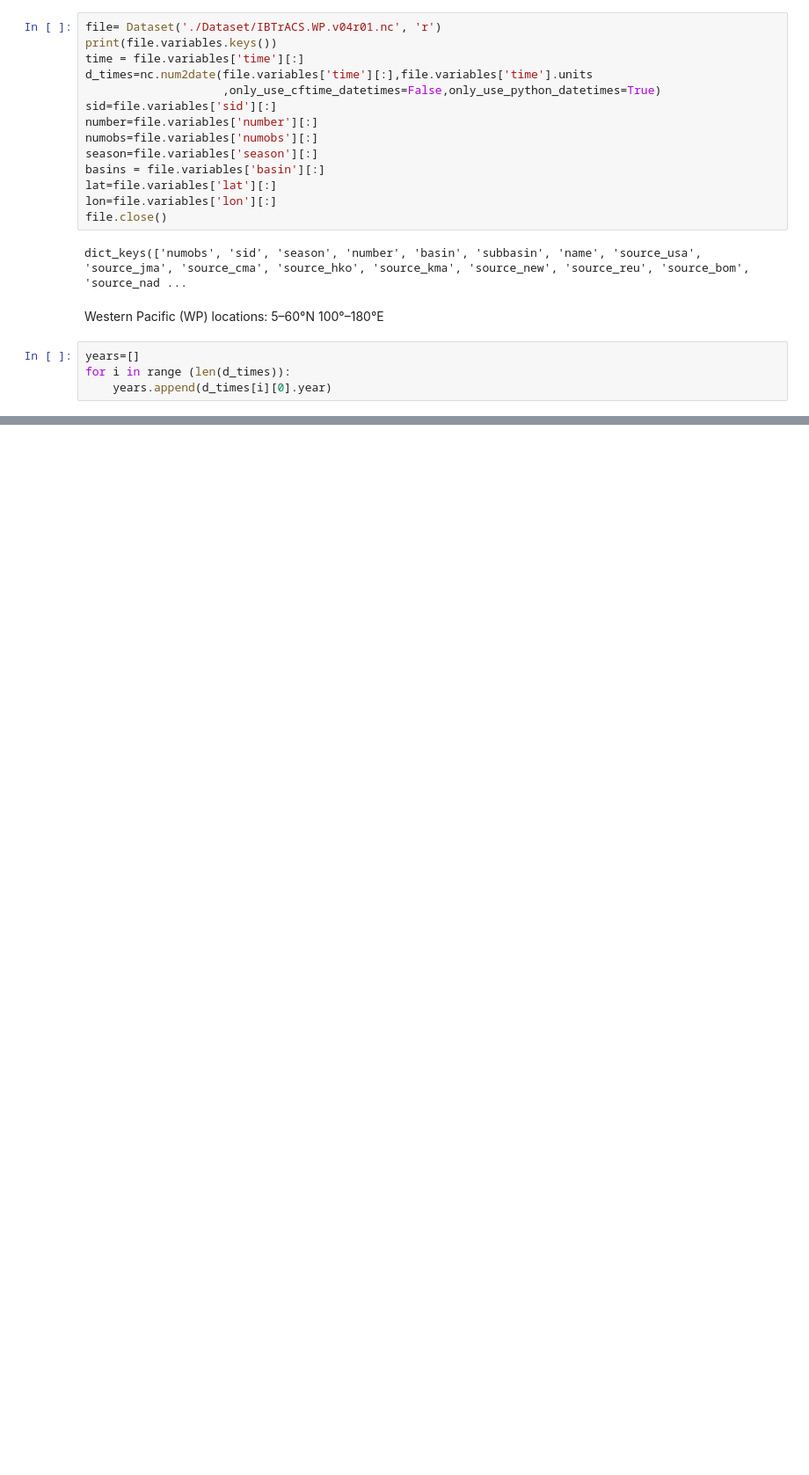
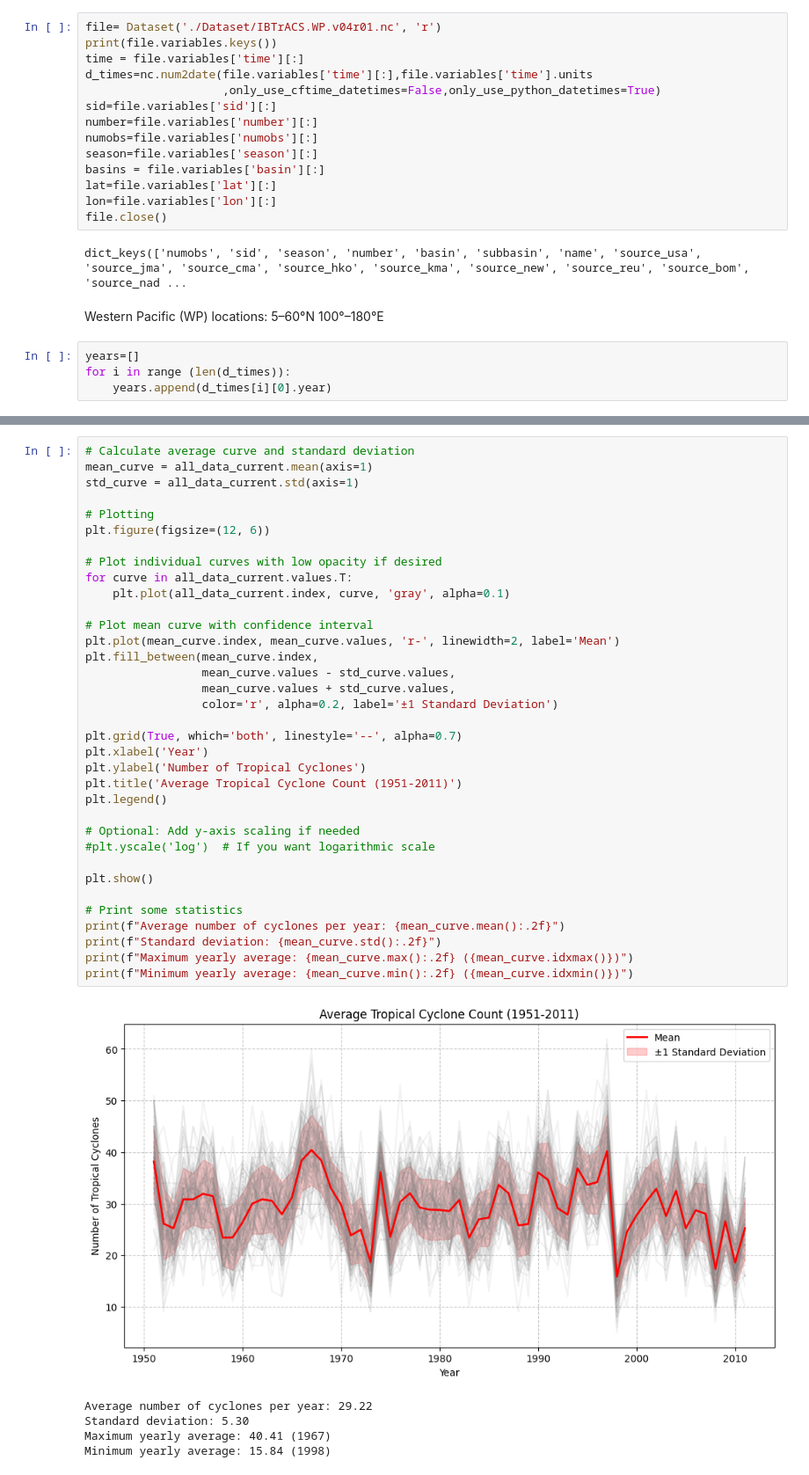
Before and after one commit to famnkunf/PFVTCAWNP, a Jupyter notebook: main.ipynb, the cells around one changed output, grey strips where cells are left out. Shown at 88% size. Saved outputs shown, nothing was run; the diff lists cells and outputs as text; blank space fills up the shorter version.

```diff
--- a/main.ipynb
+++ b/main.ipynb
@@ -72,0 +227,41 @@ dict_keys(['track_time', 'track_lat', 'track_lon', 'track_pres', 'track_wind'])
+# %%
+# Calculate average curve and standard deviation
+mean_curve = all_data_current.mean(axis=1)
+std_curve = all_data_current.std(axis=1)
+
+# Plotting
+plt.figure(figsize=(12, 6))
+
+# Plot individual curves with low opacity if desired
+for curve in all_data_current.values.T:
+    plt.plot(all_data_current.index, curve, 'gray', alpha=0.1)
+
+# Plot mean curve with confidence interval
+plt.plot(mean_curve.index, mean_curve.values, 'r-', linewidth=2, label='Mean')
+plt.fill_between(mean_curve.index,
+                 mean_curve.values - std_curve.values,
+                 mean_curve.values + std_curve.values,
+                 color='r', alpha=0.2, label='±1 Standard Deviation')
+
+plt.grid(True, which='both', linestyle='--', alpha=0.7)
+plt.xlabel('Year')
+plt.ylabel('Number of Tropical Cyclones')
+plt.title('Average Tropical Cyclone Count (1951-2011)')
+plt.legend()
+
+# Optional: Add y-axis scaling if needed
+#plt.yscale('log')  # If you want logarithmic scale
+
+plt.show()
+
+# Print some statistics
+print(f"Average number of cyclones per year: {mean_curve.mean():.2f}")
+print(f"Standard deviation: {mean_curve.std():.2f}")
+print(f"Maximum yearly average: {mean_curve.max():.2f} ({mean_curve.idxmax()})")
+print(f"Minimum yearly average: {mean_curve.min():.2f} ({mean_curve.idxmin()})")
+# %% [output]
+[figure, added]
+Average number of cyclones per year: 29.22
+Standard deviation: 5.30
+Maximum yearly average: 40.41 (1967)
+Minimum yearly average: 15.84 (1998)
```
Also changed, not shown: parts of 21 cells of this notebook.
